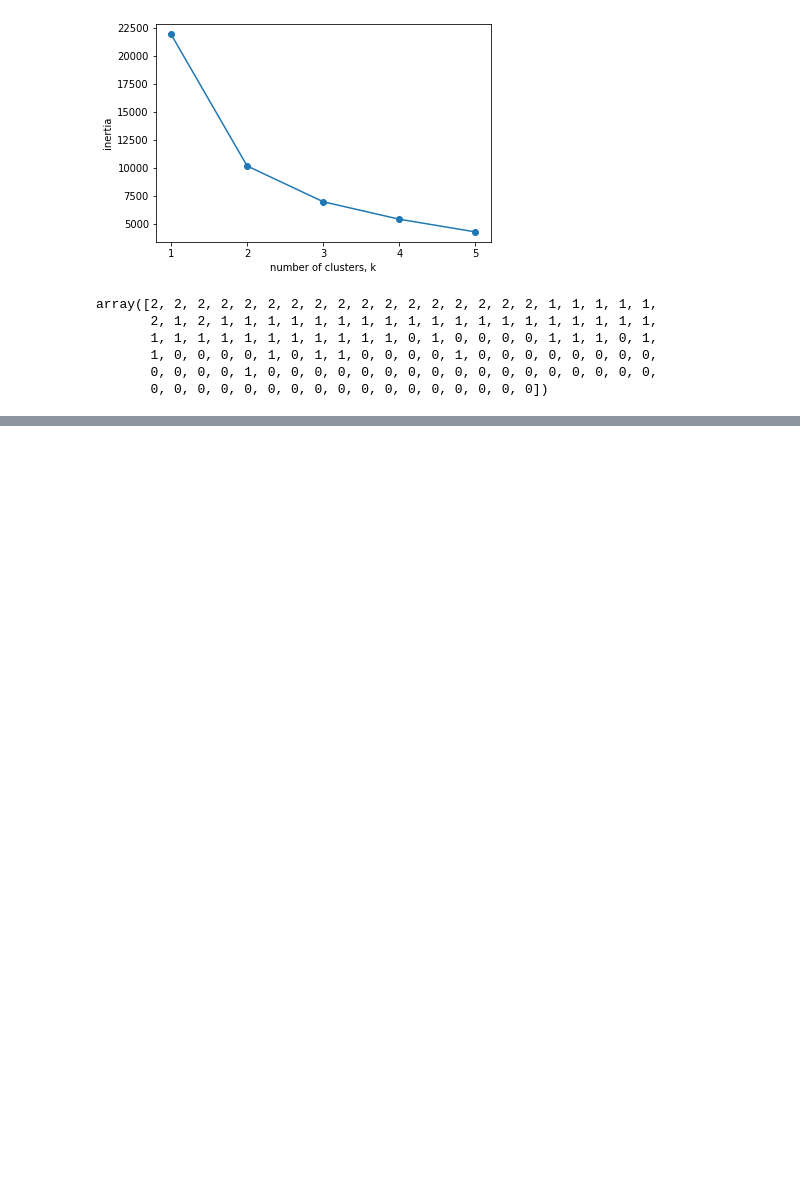
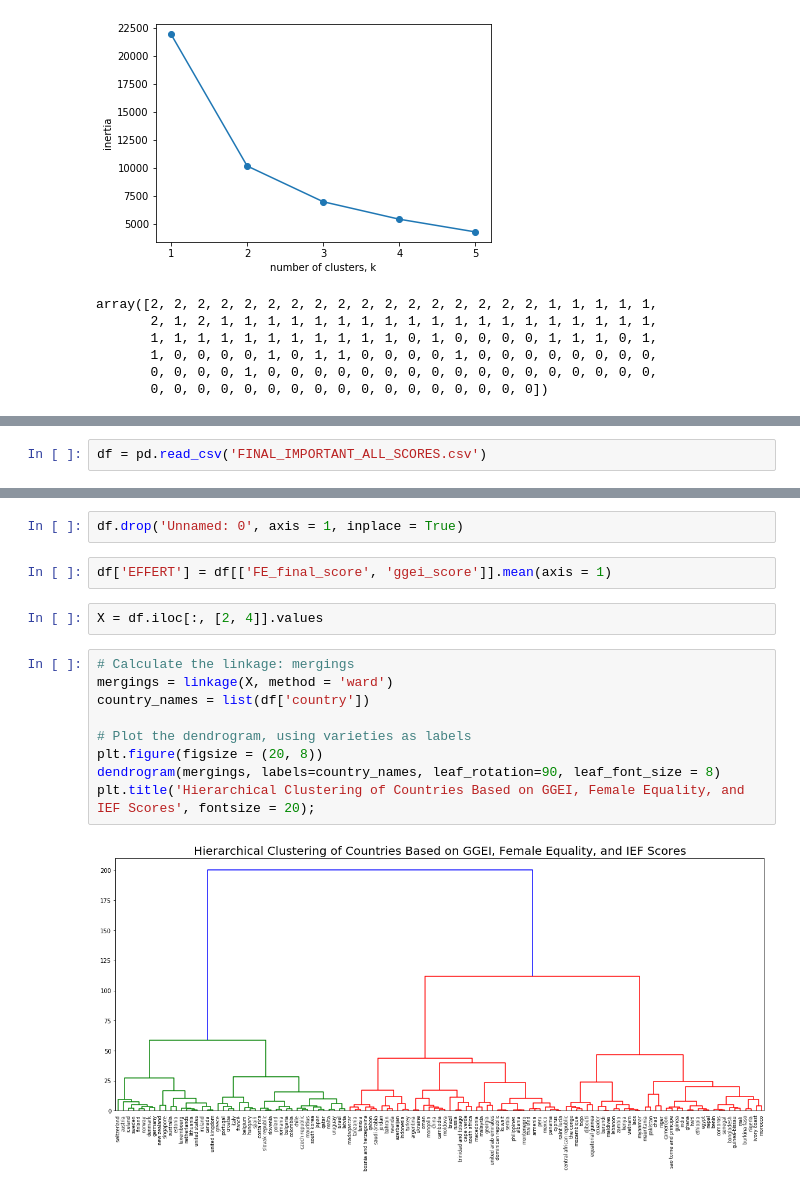
Before and after one commit to sam-cannon/EFFERT-Index, a Jupyter notebook: Hierarchical Clustering GGEI and IEF.ipynb, the cells around one changed output, grey strips where cells are left out. Drawn from its saved outputs; the diff is of its cells as text; blank space fills up the shorter version.

Commit message:
Final Hierarchical Clustering for EFFERT

```diff
--- a/Hierarchical Clustering GGEI and IEF.ipynb
+++ b/Hierarchical Clustering GGEI and IEF.ipynb
@@ -171,0 +172,2 @@ array([2, 2, 2, 2, 2, 2, 2, 2, 2, 2, 2, 2, 2, 2, 2, 2, 2, 1, 1, 1, 1, 1,
+# %%
+df = pd.read_csv('FINAL_IMPORTANT_ALL_SCORES.csv')
@@ -171,0 +183,17 @@ array([2, 2, 2, 2, 2, 2, 2, 2, 2, 2, 2, 2, 2, 2, 2, 2, 2, 1, 1, 1, 1, 1,
+# %%
+df.drop('Unnamed: 0', axis = 1, inplace = True)
+# %%
+df['EFFERT'] = df[['FE_final_score', 'ggei_score']].mean(axis = 1)
+# %%
+X = df.iloc[:, [2, 4]].values
+# %%
+# Calculate the linkage: mergings
+mergings = linkage(X, method = 'ward')
+country_names = list(df['country'])
+
+# Plot the dendrogram, using varieties as labels
+plt.figure(figsize = (20, 8))
+dendrogram(mergings, labels=country_names, leaf_rotation=90, leaf_font_size = 8)
+plt.title('Hierarchical Clustering of Countries Based on GGEI, Female Equality, and IEF Scores', fontsize = 20);
+# %% [output]
+[figure, added]
```
Also changed, not shown: parts of 6 cells of this notebook.
